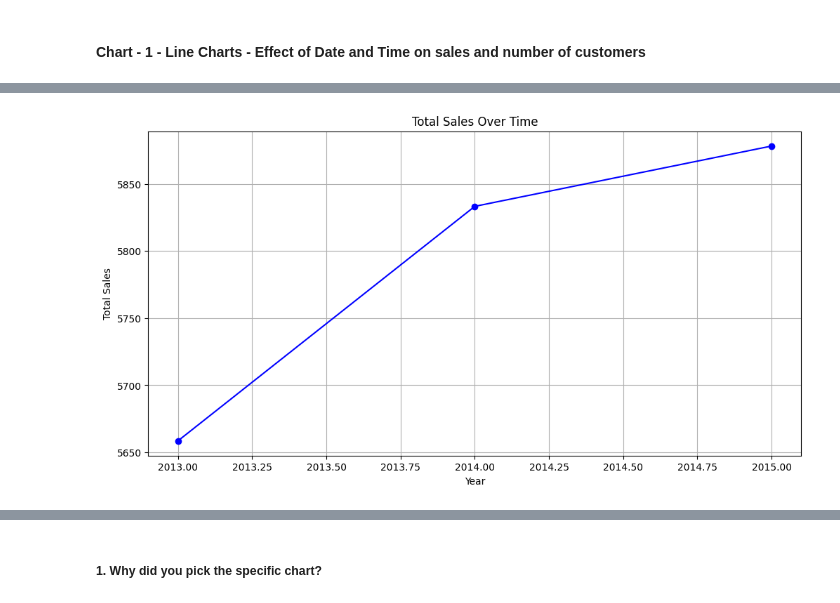
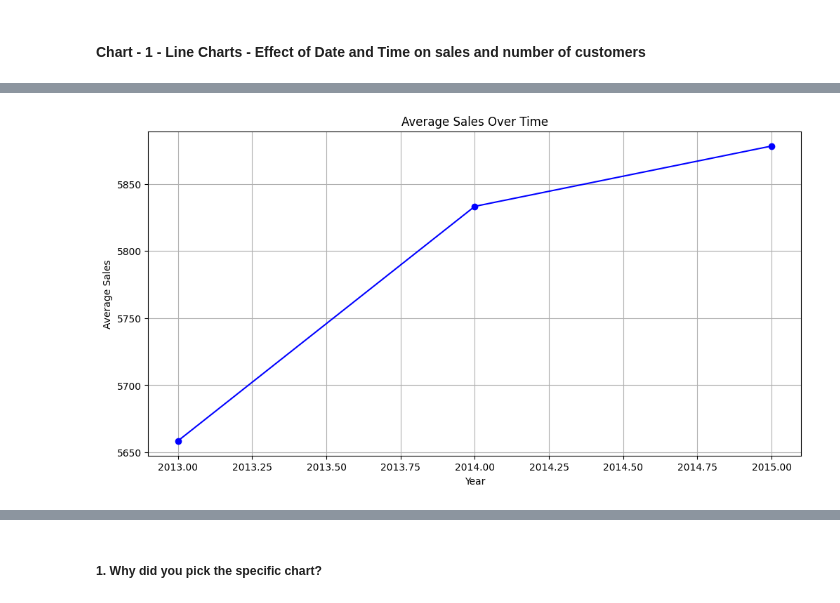
Before and after one commit to satyamkulkarni122/Assignment, a Jupyter notebook: Project_Retail_Sales_Predictions.ipynb, the cells around one changed output, grey strips where cells are left out. Saved outputs shown, nothing was run; the diff lists cells and outputs as text; code cells hidden in the pictures.

```diff
--- a/Project_Retail_Sales_Predictions.ipynb
+++ b/Project_Retail_Sales_Predictions.ipynb
@@ -547,13 +547,13 @@ plt.show()
 # %%
 sales_by_Year = final1.groupby('Year')['Sales'].mean().reset_index()
 
 # Plotting the line graph
 plt.figure(figsize=(12, 6))
 plt.plot(sales_by_Year['Year'], sales_by_Year['Sales'], marker='o', linestyle='-', color='b')
-plt.title('Total Sales Over Time')
+plt.title('Average Sales Over Time')
 plt.xlabel('Year')
-plt.ylabel('Total Sales')
+plt.ylabel('Average Sales')
 plt.grid(True)
 plt.show()
 # %% [output]
-[figure, old version]
+[figure, new version]
```
Also changed, not shown: parts of 67 cells of this notebook.
